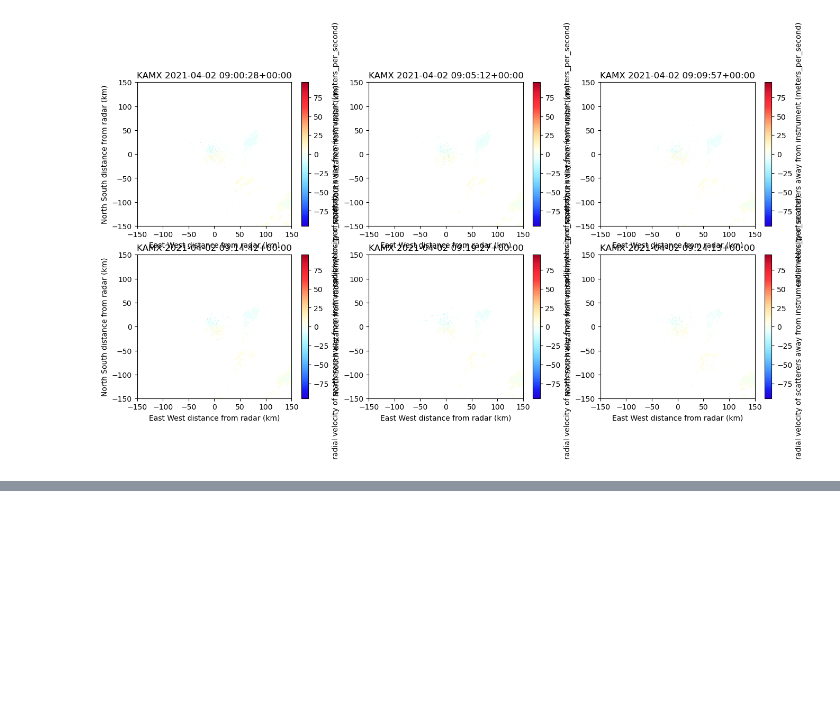
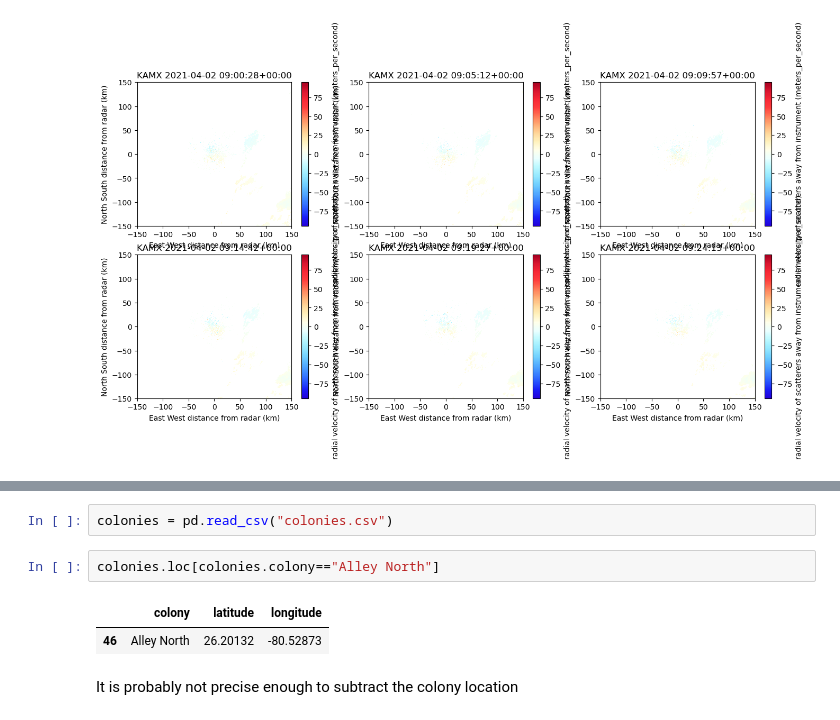
Before and after one commit to weecology/everglades_radar, a Jupyter notebook: Download.ipynb, the cells around one changed output, grey strips where cells are left out. Saved outputs shown, nothing was run; the diff lists cells and outputs as text; blank space fills up the shorter version.

Commit message:
colony location

```diff
--- a/Download.ipynb
+++ b/Download.ipynb
@@ -76,0 +114,9 @@ for i,scan in enumerate(results.iter_success(),start=1):
+# %%
+colonies = pd.read_csv("colonies.csv")
+# %%
+colonies.loc[colonies.colony=="Alley North"]
+# %% [output]
+|  | colony | latitude | longitude |
+| 46 | Alley North | 26.20132 | -80.52873 |
+# %% [markdown]
+It is probably not precise enough to subtract the colony location
```
Also changed, not shown: parts of 5 cells of this notebook.
